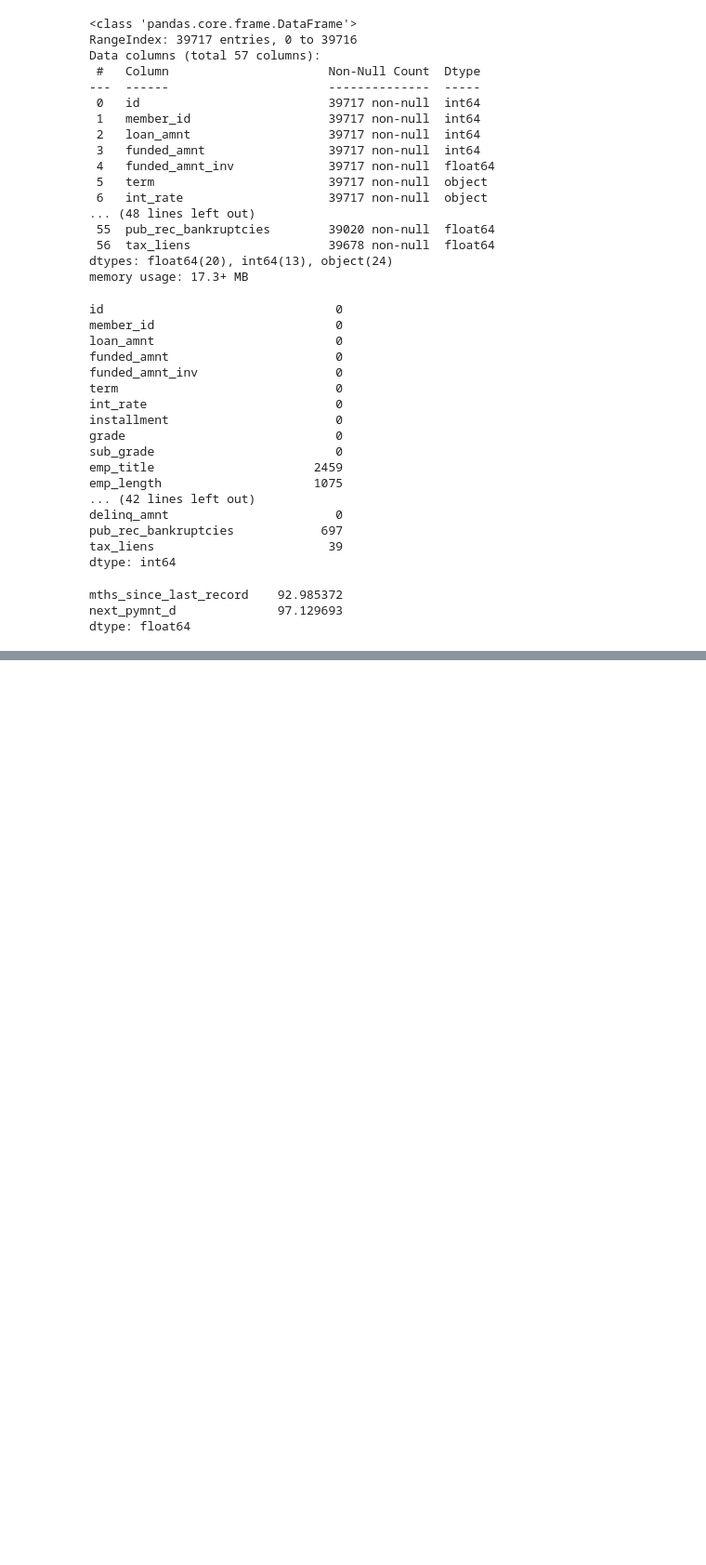
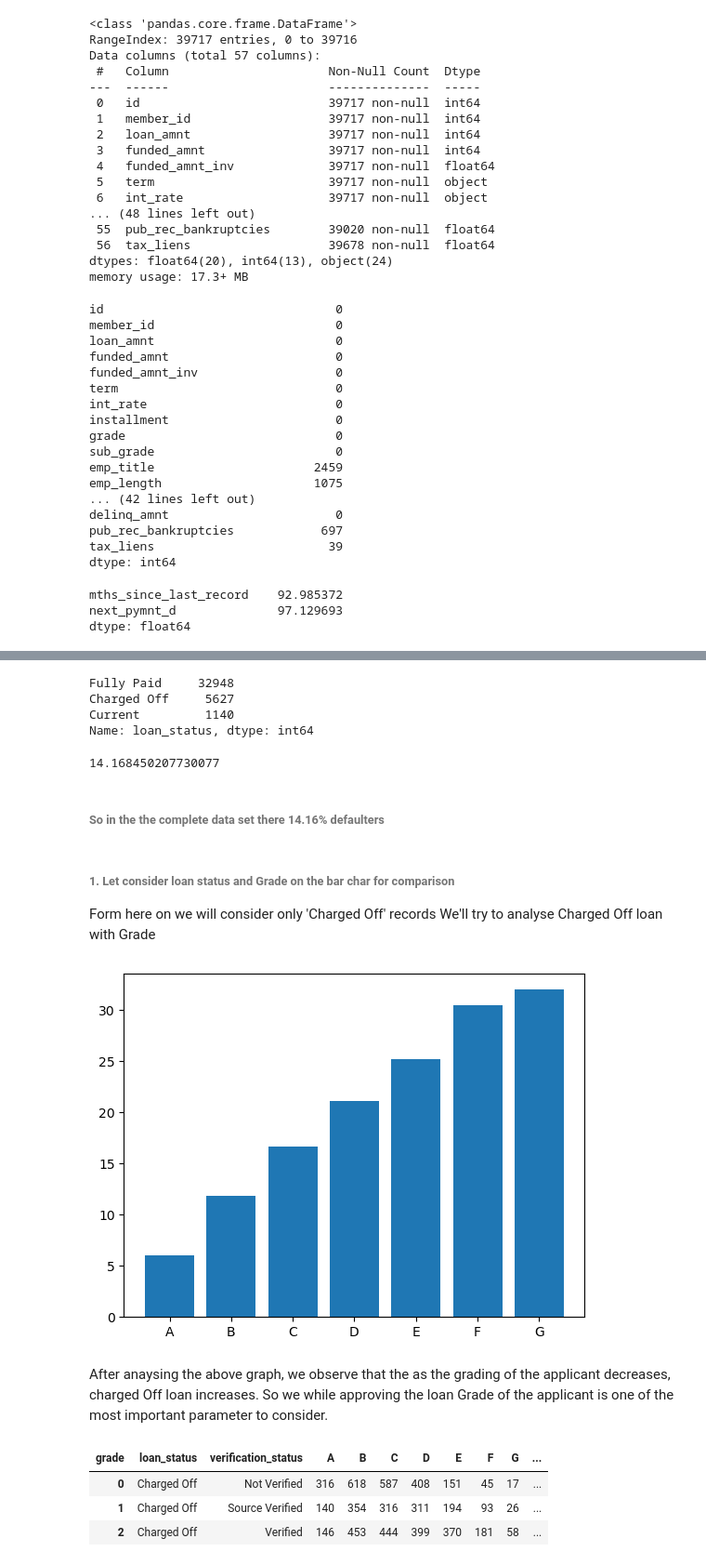
Before and after one commit to kedarlachke/LendingClubCaseStudy, a Jupyter notebook: Group_Facilitator_KedarLachke.ipynb, the cells around one changed output, grey strips where cells are left out. Shown at 93% size. Cells and saved outputs as stored; diff of their text form; code cells hidden in the pictures; blank space fills up the shorter version.

Commit message:
Ploting charged of loan against Grade

```diff
--- a/Group_Facilitator_KedarLachke.ipynb
+++ b/Group_Facilitator_KedarLachke.ipynb
@@ -261,0 +200,4 @@ table
+# %%
+newloan_df['int_rate'].head()
+cleanloan = newloan_df.copy()
+newloan_df= cleanloan.copy()
@@ -261,0 +229,34 @@ table
+# %%
+newloan_df['loan_status'].value_counts()
+# %% [output]
+Fully Paid     32948
+Charged Off     5627
+Current         1140
+Name: loan_status, dtype: int64
+# %%
+numberOfChargeOfLoan =  len(newloan_df[newloan_df['loan_status']=='Charged Off'])
+numberOfTotalRecord = len(newloan_df)
+
+percentOfDefaulters = (numberOfChargeOfLoan*100)/numberOfTotalRecord
+print(percentOfDefaulters)
+# %% [output]
+14.168450207730077
+# %% [markdown]
+###### So in the the complete data set there 14.16% defaulters
+# %% [markdown]
+###### 1. Let consider loan status and Grade on the bar char for comparison
+ Form here on we will consider only 'Charged Off' records
+ We'll try to analyse Charged Off loan with Grade
+# %%
+chargedOff_df = newloan_df[newloan_df['loan_status']=='Charged Off']
+# %%
+totalLoans_count_gradewise=newloan_df.groupby('grade').size()
+chargedOffloans_count_gradewise=chargedOff_df.groupby('grade').size()
+percentage_gradewise=(chargedOffloans_count_gradewise / totalLoans_count_gradewise) * 100
+plt.bar(percentage_gradewise.index, percentage_gradewise.values)
+plt.show()
+# %% [output]
+[figure, added]
+# %% [markdown]
+After anaysing the above graph, we observe that the as the grading of the applicant decreases, charged Off loan increases.
+So we while approving the loan Grade of the applicant is one of the most important parameter to consider.
@@ -261,0 +278,7 @@ table
+# %%
+table
+# %% [output]
+| grade | loan_status | verification_status | A | B | C | D | E | F | G | ... |
+| 0 | Charged Off | Not Verified | 316 | 618 | 587 | 408 | 151 | 45 | 17 | ... |
+| 1 | Charged Off | Source Verified | 140 | 354 | 316 | 311 | 194 | 93 | 26 | ... |
+| 2 | Charged Off | Verified | 146 | 453 | 444 | 399 | 370 | 181 | 58 | ... |
```
Also changed, not shown: parts of 35 cells of this notebook.
